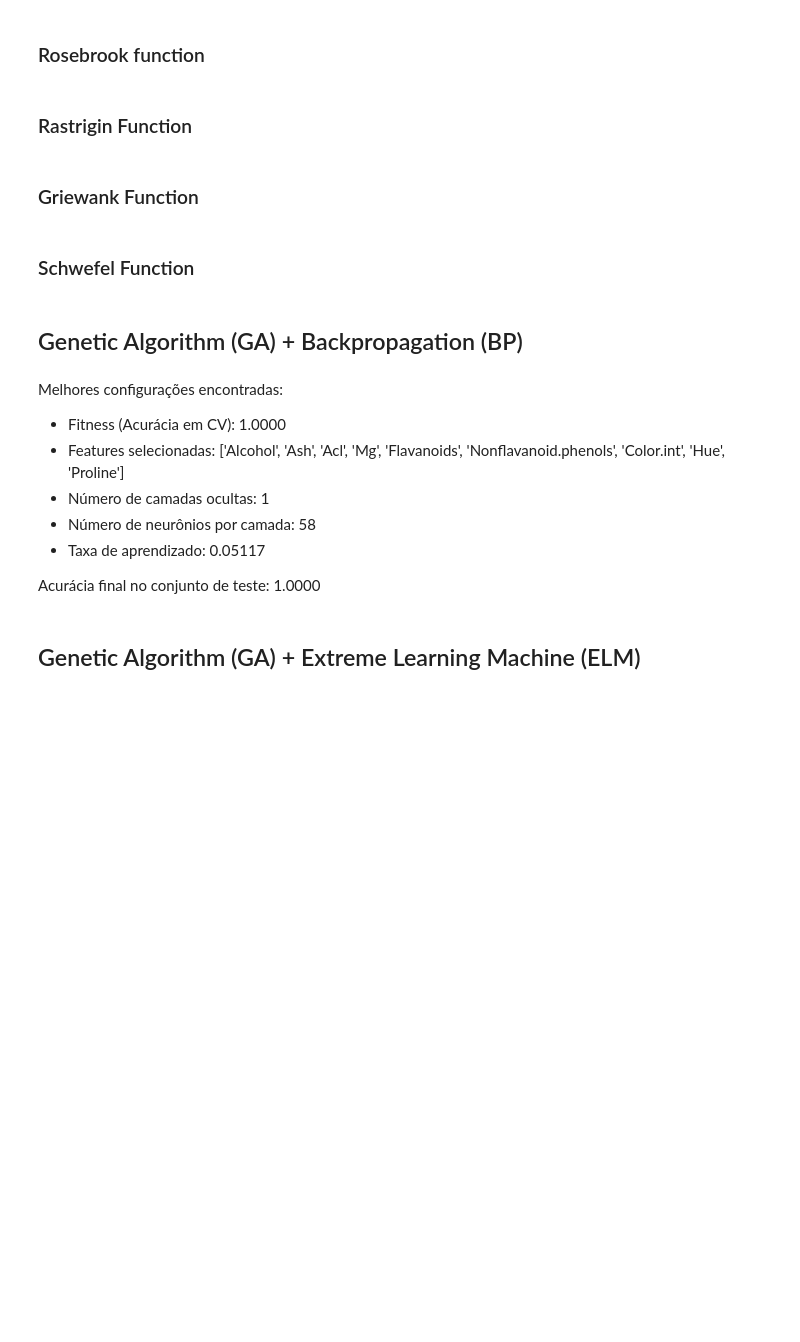
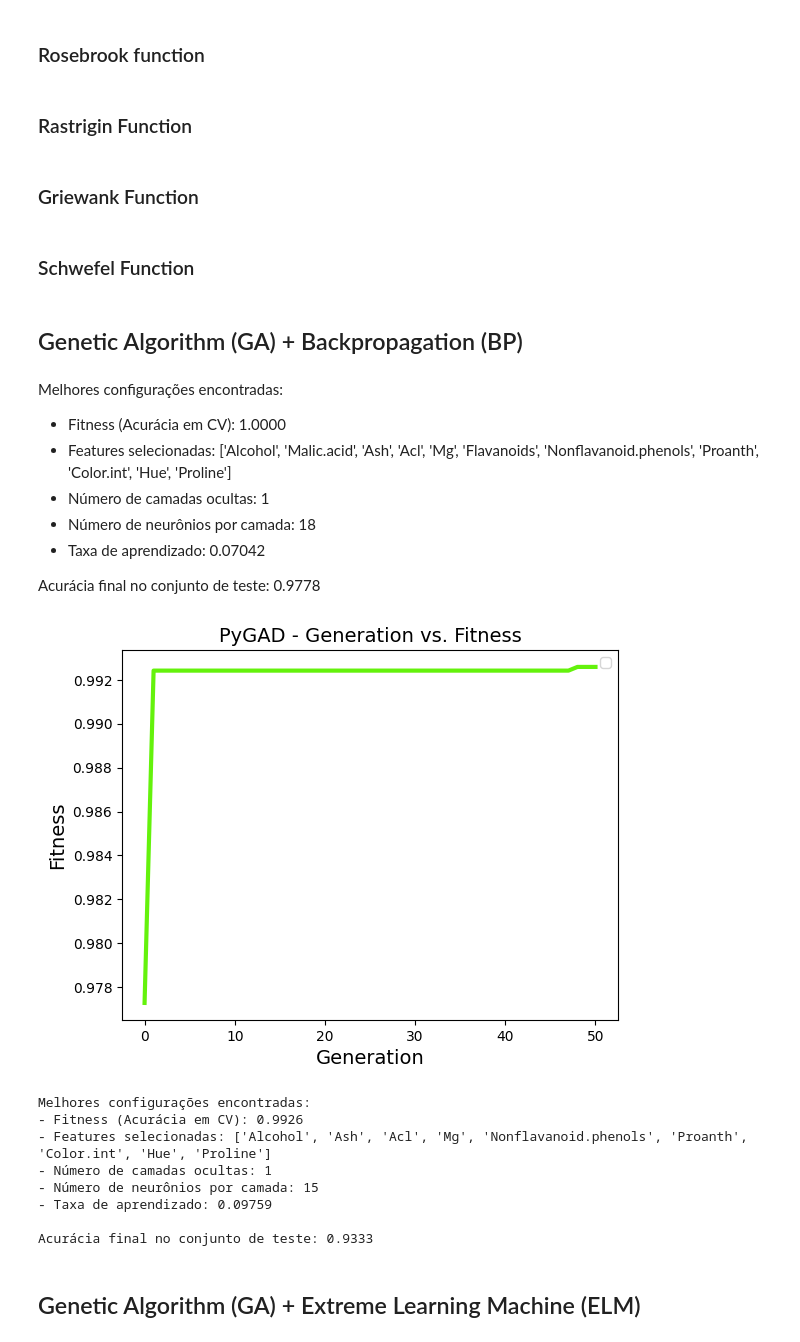
Before and after one commit to falconeee/nc-optimization, a Jupyter notebook: tc1.ipynb, the cells around one changed output. Saved outputs shown, nothing was run; the diff lists cells and outputs as text; code cells hidden in the pictures; blank space fills up the shorter version.

```diff
--- a/tc1.ipynb
+++ b/tc1.ipynb
@@ -288,12 +359,12 @@ print("Minimum value:", result.fun)
 # %% [markdown]
 Melhores configurações encontradas:
 - Fitness (Acurácia em CV): 1.0000
-- Features selecionadas: ['Alcohol', 'Ash', 'Acl', 'Mg', 'Flavanoids', 'Nonflavanoid.phenols', 'Color.int', 'Hue', 'Proline']
+- Features selecionadas: ['Alcohol', 'Malic.acid', 'Ash', 'Acl', 'Mg', 'Flavanoids', 'Nonflavanoid.phenols', 'Proanth', 'Color.int', 'Hue', 'Proline']
 - Número de camadas ocultas: 1
-- Número de neurônios por camada: 58
-- Taxa de aprendizado: 0.05117
+- Número de neurônios por camada: 18
+- Taxa de aprendizado: 0.07042
 
-Acurácia final no conjunto de teste: 1.0000
+Acurácia final no conjunto de teste: 0.9778
 # %%
 n_features = X_train_scaled.shape[1]
 feature_names = X.columns.tolist()
@@ -343,38 +414,48 @@ ga_instance = pygad.GA(
     parent_selection_type="tournament", # Seleção 'tournament'
     crossover_type="two_points", # Crossover de dois pontos
     mutation_type="random",      # Mutação aleatória dentro do 'gene_space'
-    mutation_probability=0.6   # Probabilidade de mutação
+    mutation_probability=0.6,   # Probabilidade de mutação
+    random_seed=4  # Semente para reprodutibilidade
 )
 ga_instance.run()
 ga_instance.plot_fitness()
 
 best_solution, best_solution_fitness, best_solution_idx = ga_instance.best_solution()
 
 selected_features = best_solution[:n_features].astype(bool)
 n_layers_best = int(round(best_solution[n_features]))
 n_neurons_best = int(round(best_solution[n_features+1]))
 lr_best = best_solution[n_features+2]
 
 print("\nMelhores configurações encontradas:")
 print(f"- Fitness (Acurácia em CV): {best_solution_fitness:.4f}")
 print(f"- Features selecionadas: {[feature_names[i] for i in range(n_features) if selected_features[i]]}")
 print(f"- Número de camadas ocultas: {n_layers_best}")
 print(f"- Número de neurônios por camada: {n_neurons_best}")
 print(f"- Taxa de aprendizado: {lr_best:.5f}")
 
 # Treina o modelo final com os melhores parâmetros
 clf_final = MLPClassifier(
     hidden_layer_sizes=(n_neurons_best,) * n_layers_best,
     learning_rate_init=lr_best,
     max_iter=200, # Pode ser aumentado para o treino final
-    random_state=42
 )
 
 X_train_sel = X_train_scaled[:, selected_features]
 X_test_sel = X_test_scaled[:, selected_features]
 
 clf_final.fit(X_train_sel, y_train)
 accuracy_test = clf_final.score(X_test_sel, y_test)
 print(f"\nAcurácia final no conjunto de teste: {accuracy_test:.4f}")
+# %% [output]
+[figure, added]
+Melhores configurações encontradas:
+- Fitness (Acurácia em CV): 0.9926
+- Features selecionadas: ['Alcohol', 'Ash', 'Acl', 'Mg', 'Nonflavanoid.phenols', 'Proanth', 'Color.int', 'Hue', 'Proline']
+- Número de camadas ocultas: 1
+- Número de neurônios por camada: 15
+- Taxa de aprendizado: 0.09759
+
+Acurácia final no conjunto de teste: 0.9333
 # %% [markdown]
 ## Genetic Algorithm (GA) + Extreme Learning Machine (ELM)
```
Also changed, not shown: parts of 10 cells of this notebook.
